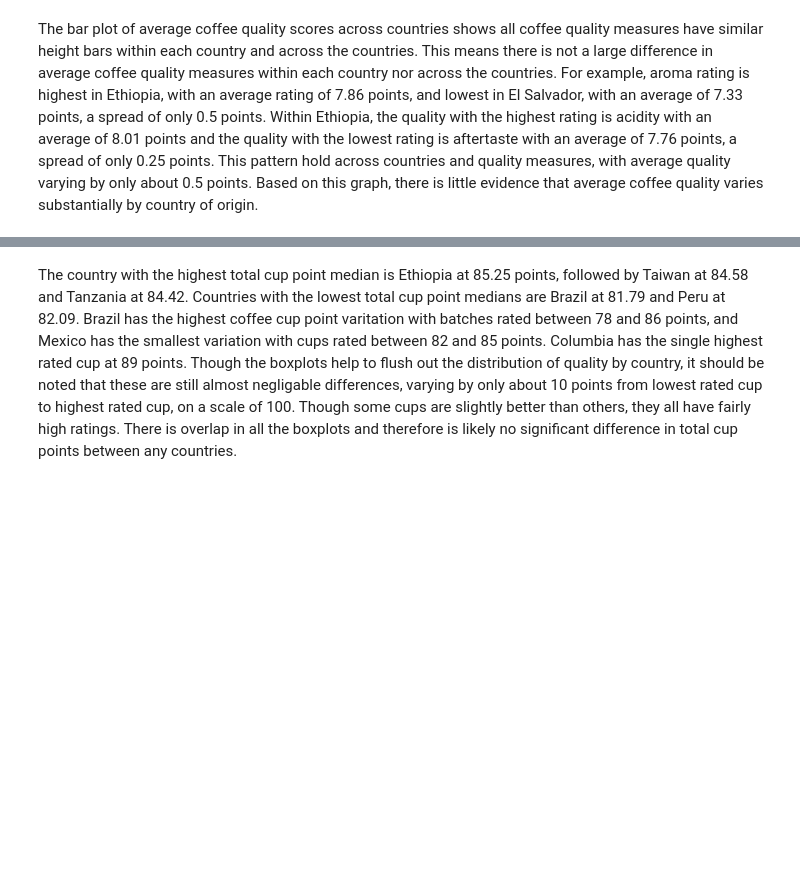
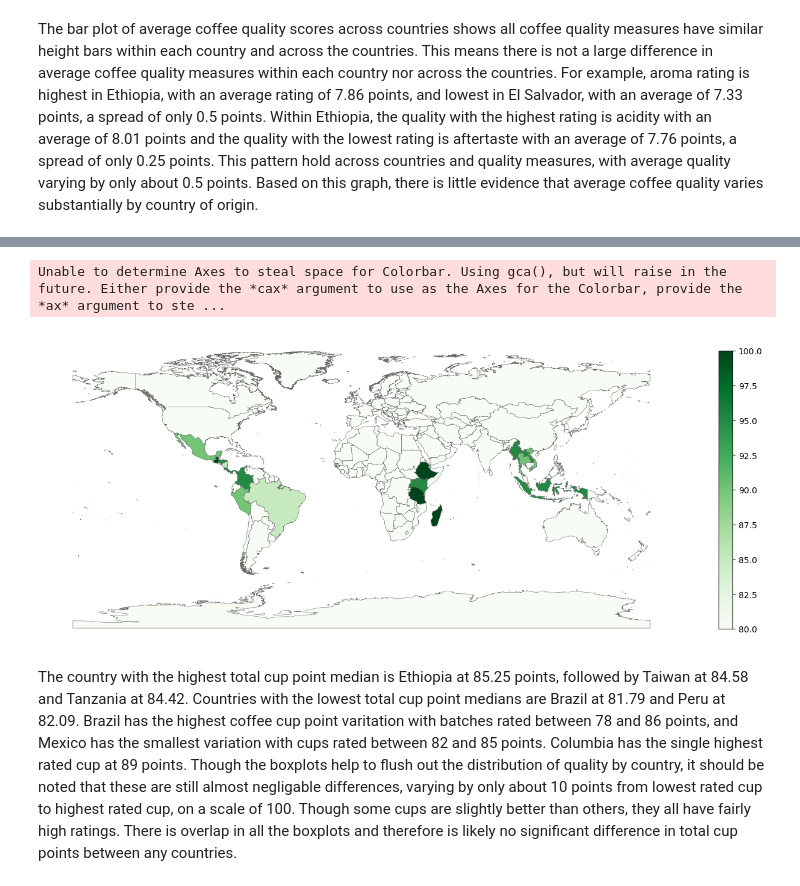
Before and after one commit to kellyshreeve/Coffee_Quality_Visualizations, a Jupyter notebook: notebooks/coffee_analysis.ipynb, the cells around one changed output, grey strips where cells are left out. Drawn from its saved outputs; the diff is of its cells as text; code cells hidden in the pictures; blank space fills up the shorter version.

```diff
--- a/notebooks/coffee_analysis.ipynb
+++ b/notebooks/coffee_analysis.ipynb
@@ -202,3 +202,7 @@ quality_country_box.update_layout({
 quality_country_box.update_layout(yaxis_title='Total Cup Points', xaxis_title='Country of Origin')
 
 quality_country_box.show()
+# %%
+world_map =gpd.read_file('/Users/kellyshreeve/Desktop/Data-Sets/World_Countries_Generalized')
+
+display(world_map.head())
@@ -204,0 +216,4 @@ quality_country_box.show()
+# %%
+average_country_quality = coffee.groupby('country_of_origin')['total_cup_points'].mean().reset_index().rename(columns={'country_of_origin':'COUNTRY'})
+
+print(average_country_quality)
@@ -204,0 +238,7 @@ quality_country_box.show()
+# %%
+map_and_coffee = world_map.merge(average_country_quality, on='COUNTRY', how='left')
+map_and_coffee['total_cup_points'] = map_and_coffee['total_cup_points'].fillna(80)
+
+map_and_coffee['total_cup_points'] = map_and_coffee['total_cup_points']
+
+display(map_and_coffee.head())
@@ -205,3 +252,16 @@ quality_country_box.show()
+# %%
+fig, ax = plt.subplots(1, figsize=(17, 15))
+
+map_and_coffee.plot(column='total_cup_points', cmap='Greens', linewidth=0.4,
+                    ax=ax, edgecolor=".4")
+
+ax.axis('off')
+bar_info = plt.cm.ScalarMappable(cmap='Greens', norm=plt.Normalize(vmin=80, vmax=100))
+bar_info._A =[]
+cbar = fig.colorbar(bar_info, shrink=0.4)
+# %% [output]
+Unable to determine Axes to steal space for Colorbar. Using gca(), but will raise in the future. Either provide the *cax* argument to use as the Axes for the Colorbar, provide the *ax* argument to ste ...
+[figure, added]
 # %% [markdown]
 The country with the highest total cup point median is Ethiopia at 85.25 points, followed by Taiwan at 84.58 and Tanzania at 84.42. Countries with the lowest total cup point medians are Brazil at 81.79 and Peru at 82.09. Brazil has the highest coffee cup point varitation with batches rated between 78 and 86 points, and Mexico has the smallest variation with cups rated between 82 and 85 points. Columbia has the single highest rated cup at 89 points. Though the boxplots help to flush out the distribution of quality by country, it should be noted that these are still almost negligable differences, varying by only about 10 points from lowest rated cup to highest rated cup, on a scale of 100. Though some cups are slightly better than others, they all have fairly high ratings. There is overlap in all the boxplots and therefore is likely no significant difference in total cup points between any countries.
 # %% [markdown]
```
Also changed, not shown: parts of 5 cells of this notebook.
